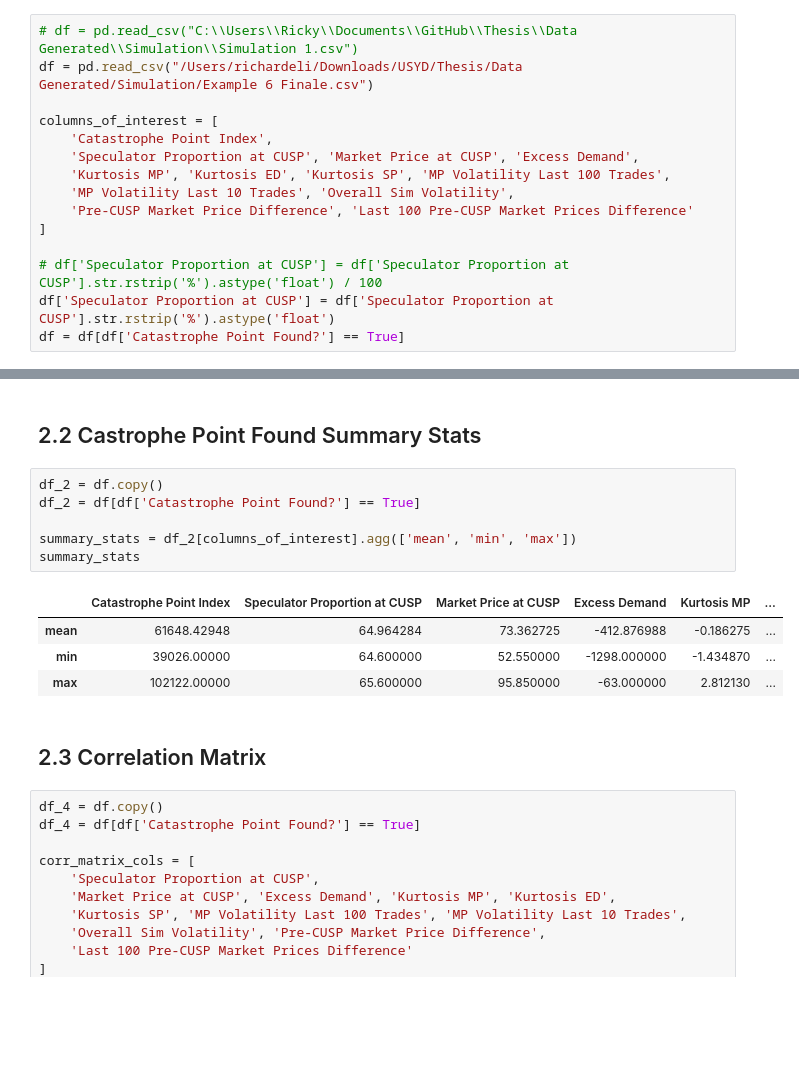
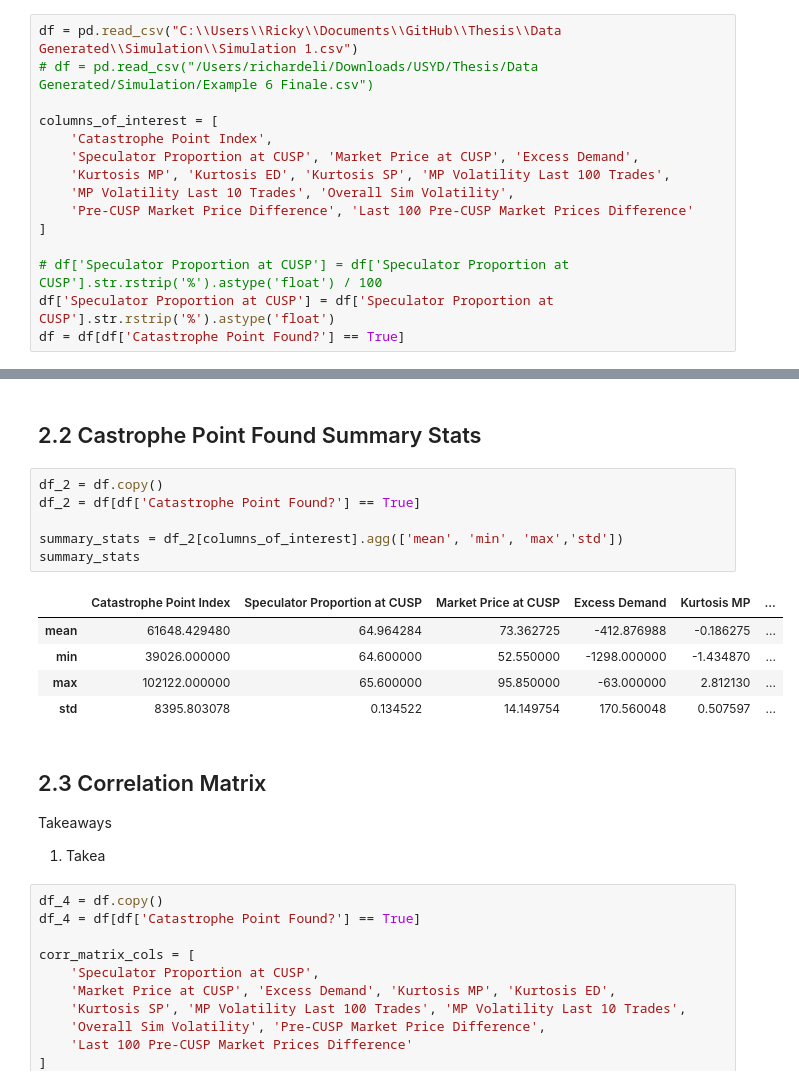
Before and after one commit to richardeli/Thesis, a Jupyter notebook: Data Analysis/Simulation_level.ipynb, the cells around one changed output, grey strips where cells are left out. Drawn from its saved outputs; the diff is of its cells as text; blank space fills up the shorter version.

```diff
--- a/Data Analysis/Simulation_level.ipynb
+++ b/Data Analysis/Simulation_level.ipynb
@@ -12,8 +12,8 @@ import plotly.graph_objects as go
 # %% [markdown]
 ## 1.2 Read Data
 # %%
-# df = pd.read_csv("C:\\Users\\Ricky\\Documents\\GitHub\\Thesis\\Data Generated\\Simulation\\Simulation 1.csv")
-df = pd.read_csv("/Users/richardeli/Downloads/USYD/Thesis/Data Generated/Simulation/Example 6 Finale.csv")
+df = pd.read_csv("C:\\Users\\Ricky\\Documents\\GitHub\\Thesis\\Data Generated\\Simulation\\Simulation 1.csv")
+# df = pd.read_csv("/Users/richardeli/Downloads/USYD/Thesis/Data Generated/Simulation/Example 6 Finale.csv")
 
 columns_of_interest = [
     'Catastrophe Point Index',
@@ -86,16 +88,19 @@ Name: count, dtype: int64
 # %%
 df_2 = df.copy()
 df_2 = df[df['Catastrophe Point Found?'] == True]
 
-summary_stats = df_2[columns_of_interest].agg(['mean', 'min', 'max'])
+summary_stats = df_2[columns_of_interest].agg(['mean', 'min', 'max','std'])
 summary_stats
 # %% [output]
 |  | Catastrophe Point Index | Speculator Proportion at CUSP | Market Price at CUSP | Excess Demand | Kurtosis MP | ... |
-| mean | 61648.42948 | 64.964284 | 73.362725 | -412.876988 | -0.186275 | ... |
-| min | 39026.00000 | 64.600000 | 52.550000 | -1298.000000 | -1.434870 | ... |
-| max | 102122.00000 | 65.600000 | 95.850000 | -63.000000 | 2.812130 | ... |
+| mean | 61648.429480 | 64.964284 | 73.362725 | -412.876988 | -0.186275 | ... |
+| min | 39026.000000 | 64.600000 | 52.550000 | -1298.000000 | -1.434870 | ... |
+| max | 102122.000000 | 65.600000 | 95.850000 | -63.000000 | 2.812130 | ... |
+| std | 8395.803078 | 0.134522 | 14.149754 | 170.560048 | 0.507597 | ... |
 # %% [markdown]
 ## 2.3 Correlation Matrix
+Takeaways
+1. Takea
 # %%
 df_4 = df.copy()
 df_4 = df[df['Catastrophe Point Found?'] == True]
```
Also changed, not shown: parts of 1 cell of this notebook, 9 other files.
